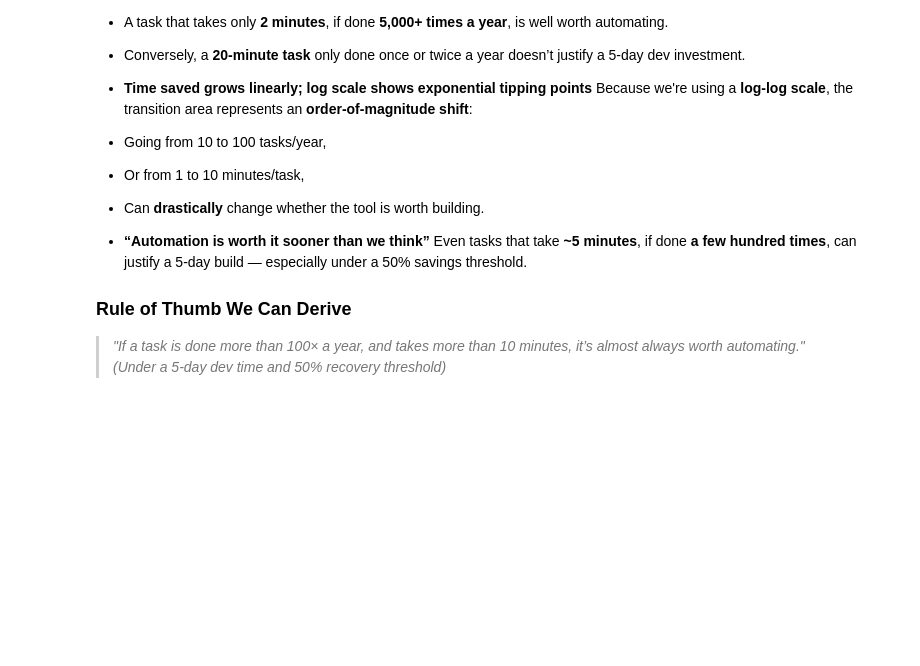
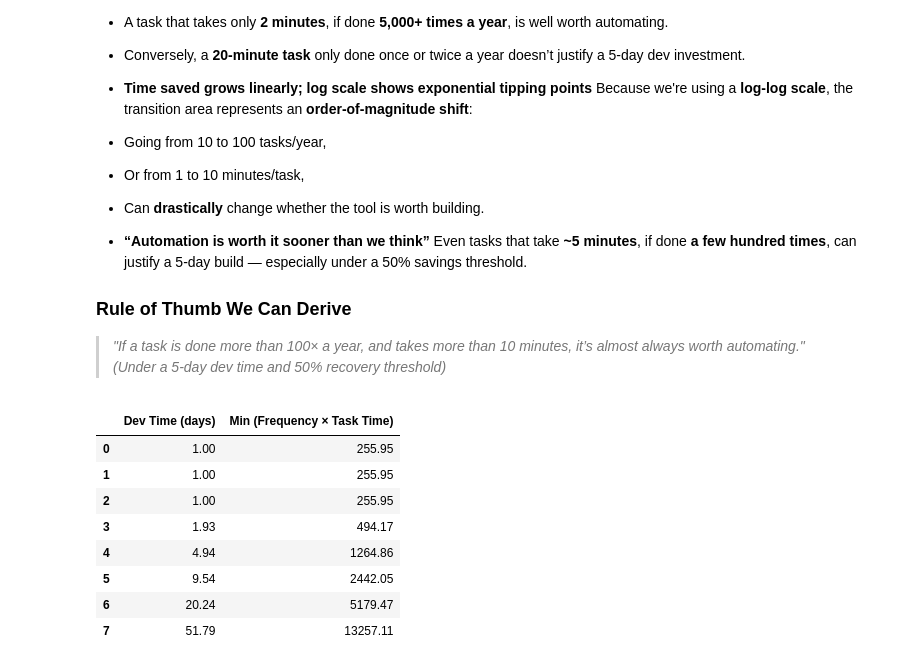
Before and after one commit to flarebyte/learning, a Jupyter notebook: mindset/creating-tools.ipynb, the cells around one changed output. Cells and saved outputs as stored; diff of their text form; code cells hidden in the pictures; blank space fills up the shorter version.

Commit message:
Generate table

```diff
--- a/mindset/creating-tools.ipynb
+++ b/mindset/creating-tools.ipynb
@@ -183,3 +184,48 @@ That makes sense — even small tasks (e.g., 1 minute) can justify automation if
 
 > _"If a task is done more than 100× a year, and takes more than 10 minutes, it’s almost always worth automating."_
 > _(Under a 5-day dev time and 50% recovery threshold)_
+# %%
+import pandas as pd
+import numpy as np
+
+# Define dev time values you're interested in
+dev_times_to_check = [0.1, 0.5, 1, 2, 5, 10, 20, 50]
+
+# Prepare output
+threshold_rows = []
+
+for dev_time in dev_times_to_check:
+    # Find closest available value in simulation
+    closest_value = dev_times_days[np.abs(dev_times_days - dev_time).argmin()]
+
+    # Filter for that dev time
+    df_dev = df[np.isclose(df['dev_time_days'], closest_value, atol=1e-3)].copy()
+
+    # Only look at rows where the tool is worth it
+    worth_it_rows = df_dev[df_dev['worth_it']].copy()
+
+    # Calculate threshold value = frequency × task time
+    if not worth_it_rows.empty:
+        worth_it_rows["threshold_product"] = worth_it_rows["frequency"] * worth_it_rows["task_time_min"]
+        min_threshold = worth_it_rows["threshold_product"].min()
+    else:
+        min_threshold = np.nan  # no situation where tool is worth it
+
+    threshold_rows.append({
+        "Dev Time (days)": round(closest_value, 2),
+        "Min (Frequency × Task Time)": round(min_threshold, 2) if not np.isnan(min_threshold) else "N/A"
+    })
+
+# Convert to DataFrame
+threshold_df = pd.DataFrame(threshold_rows)
+threshold_df
+# %% [output]
+|  | Dev Time (days) | Min (Frequency × Task Time) |
+| 0 | 1.00 | 255.95 |
+| 1 | 1.00 | 255.95 |
+| 2 | 1.00 | 255.95 |
+| 3 | 1.93 | 494.17 |
+| 4 | 4.94 | 1264.86 |
+| 5 | 9.54 | 2442.05 |
+| 6 | 20.24 | 5179.47 |
+| 7 | 51.79 | 13257.11 |
```
Also changed, not shown: parts of 1 cell of this notebook.
